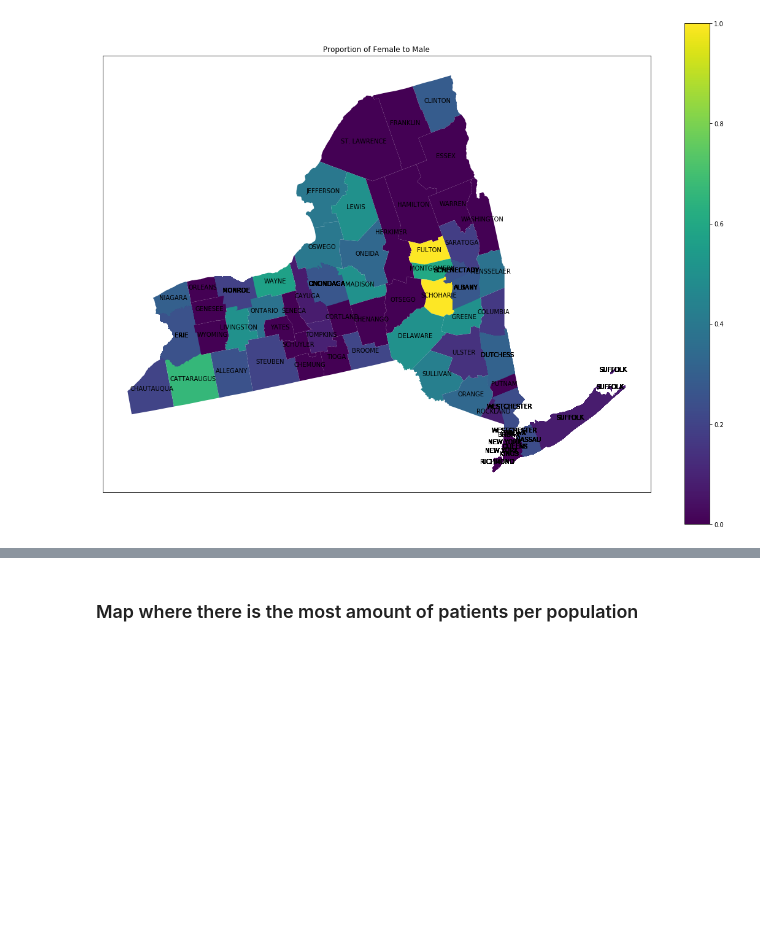
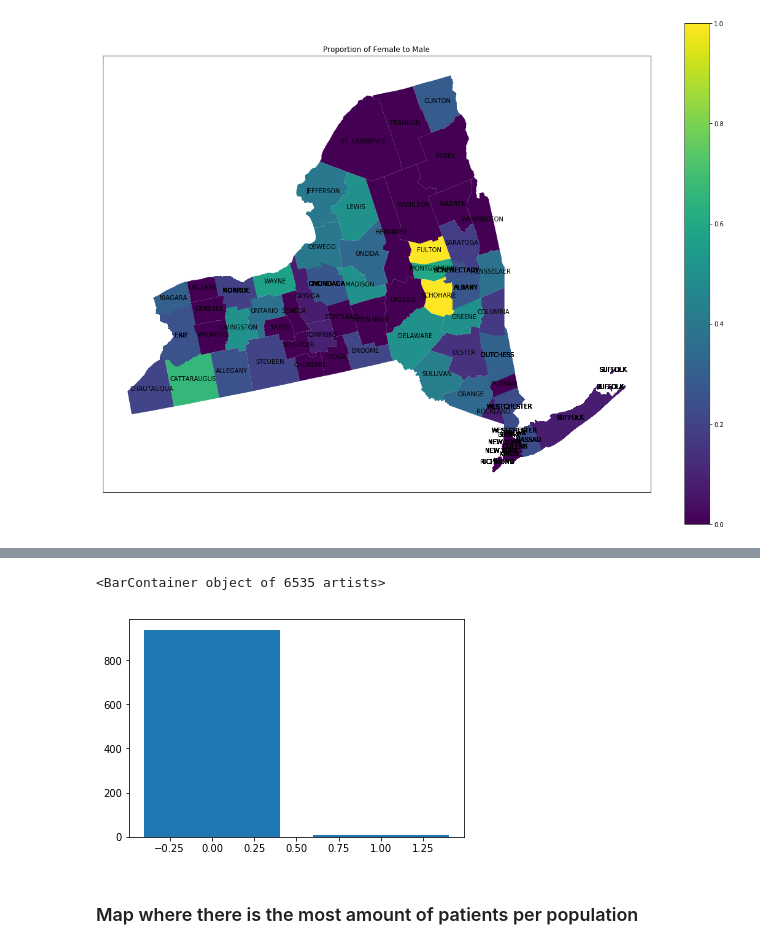
Before and after one commit to sarahJune1/PUI2018_sjs909, a Jupyter notebook: HW8_sjs909/NYHealth.ipynb, the cells around one changed output, grey strips where cells are left out. Saved outputs shown, nothing was run; the diff lists cells and outputs as text; code cells hidden in the pictures; blank space fills up the shorter version.

```diff
--- a/HW8_sjs909/NYHealth.ipynb
+++ b/HW8_sjs909/NYHealth.ipynb
@@ -243,6 +285,11 @@ PreP.describe()
 | 50% | 1.000000 | 0.000000 | 0.000000 | 1.000000 | 0.000000 | 0.000000 | 2.000000 |
 | 75% | 1.000000 | 1.000000 | 1.000000 | 1.000000 | 0.000000 | 1.000000 | 5.000000 |
 | max | 1.000000 | 1.000000 | 1.000000 | 1.000000 | 1.000000 | 1.000000 | 938.000000 |
+# %%
+plt.bar(PreP['HBVdx_flag'],PreP['patients'])
+# %% [output]
+<BarContainer object of 6535 artists>
+[figure, added]
 # %% [markdown]
 ### Map where there is the most amount of patients per population
 # %%
```
Also changed, not shown: parts of 35 cells of this notebook, 7 other files.
